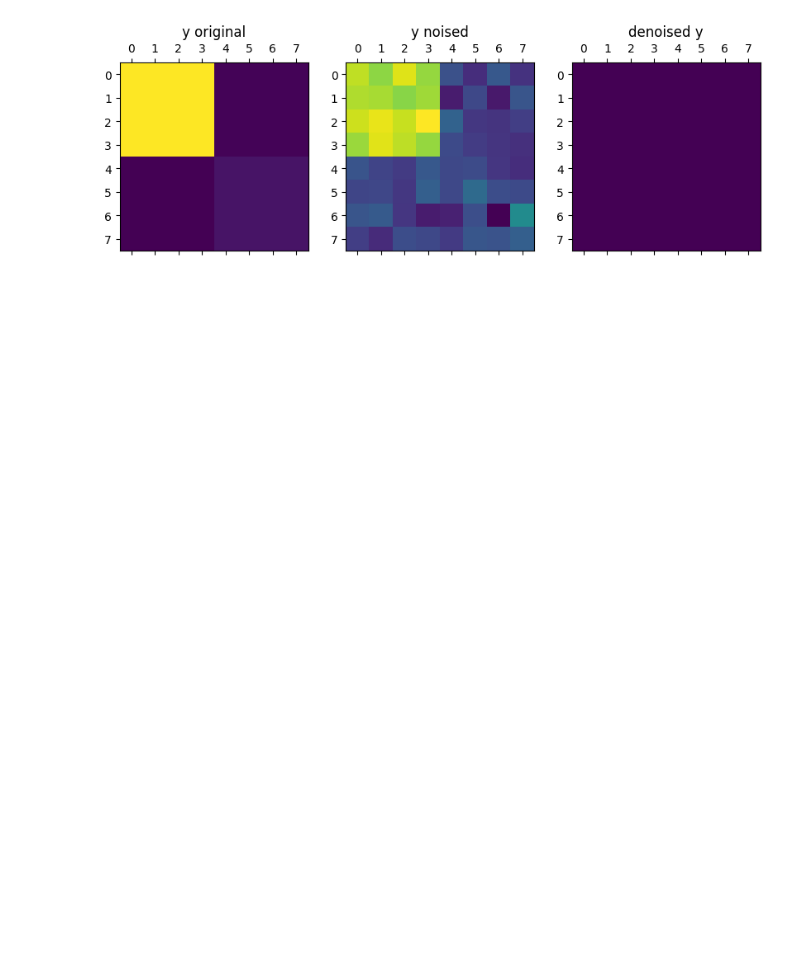
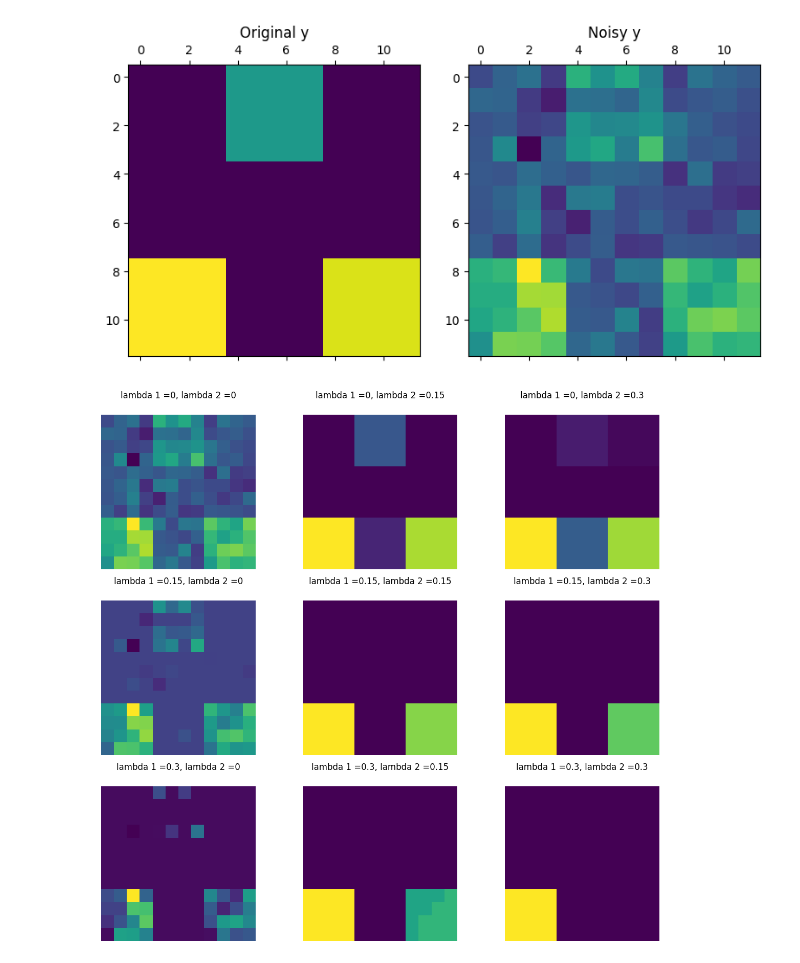
Before and after one commit to legczylin-michal/fused-lasso, a Jupyter notebook: FLSA_2D.ipynb, the cells around one changed output. Saved outputs shown, nothing was run; the diff lists cells and outputs as text; code cells hidden in the pictures; blank space fills up the shorter version.

```diff
--- a/FLSA_2D.ipynb
+++ b/FLSA_2D.ipynb
@@ -273,13 +266,37 @@ y = y_original + np.random.normal(0, 0.1, y_original.shape)
-# %%
-model = FLSA_2D().fit(y)
-# %%
-fig, ax = plt.subplots(nrows=1, ncols=3, figsize=(10, 10))
-ax[0].matshow(y_original)
-ax[0].set_title("y original")
-ax[1].matshow(y)
-ax[1].set_title("y noised")
-ax[2].matshow(model.coef_)
-ax[2].set_title("denoised y")
-plt.show()
-# %% [output]
-[figure, removed]
+# %%
+np.random.seed(12)
+
+o_dim = 3
+scale = 4
+lambda_vals = [0, 0.15, 0.3]
+
+y_original = np.random.binomial(1, 0.3, o_dim * o_dim).reshape(o_dim, o_dim) * \
+             np.random.uniform(0, 1, (o_dim, o_dim)).round(2)
+y_original = y_original.repeat(scale, axis=0).repeat(scale, axis=1)
+y = y_original + np.random.normal(0, 0.1, y_original.shape)
+
+fig, ax = plt.subplots(nrows=1, ncols=2, figsize=(8, 4))
+ax[0].matshow(y_original)
+ax[0].set_title("Original y")
+ax[1].matshow(y)
+ax[1].set_title("Noisy y")
+plt.tight_layout()
+plt.savefig("images/original_and_noisy_comparison_1.png")
+plt.show()
+
+fig, axs = plt.subplots(3, 3, figsize=(12, 12))
+for i, lambda_1 in enumerate(lambda_vals):
+    for j, lambda_2 in enumerate(lambda_vals):
+        model = FLSA_2D(lambda_1=lambda_1, lambda_2=lambda_2, max_iter=10).fit(y)
+        ax = axs[i, j]
+        ax.matshow(model.coef_)
+        ax.set_title(f"lambda 1 ={lambda_1}, lambda 2 ={lambda_2}")
+        ax.axis('off')
+
+# plt.suptitle("Denoised outputs for varying lambdas", fontsize=16)
+plt.tight_layout(rect=[0, 0.03, 1, 0.95])
+plt.savefig("images/denoising_lambda_comparison_1.png")
+plt.show()
+# %% [output]
+[figure, added]
+[figure, added]
```
Also changed, not shown: parts of 8 cells of this notebook, 1 other file.
